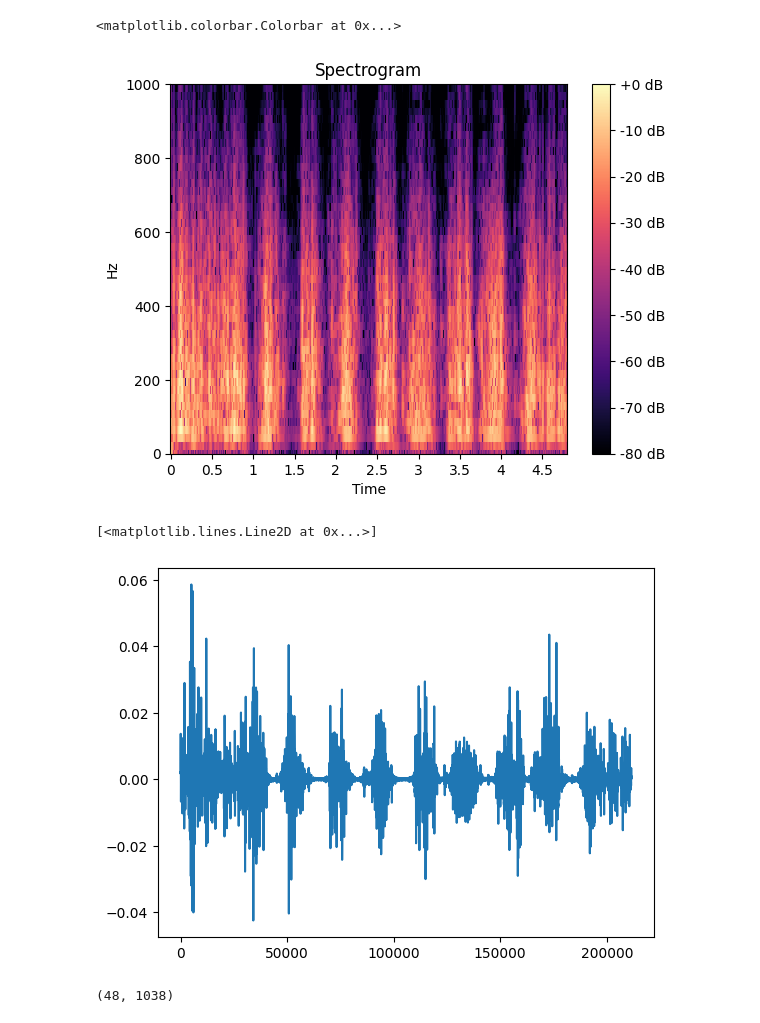
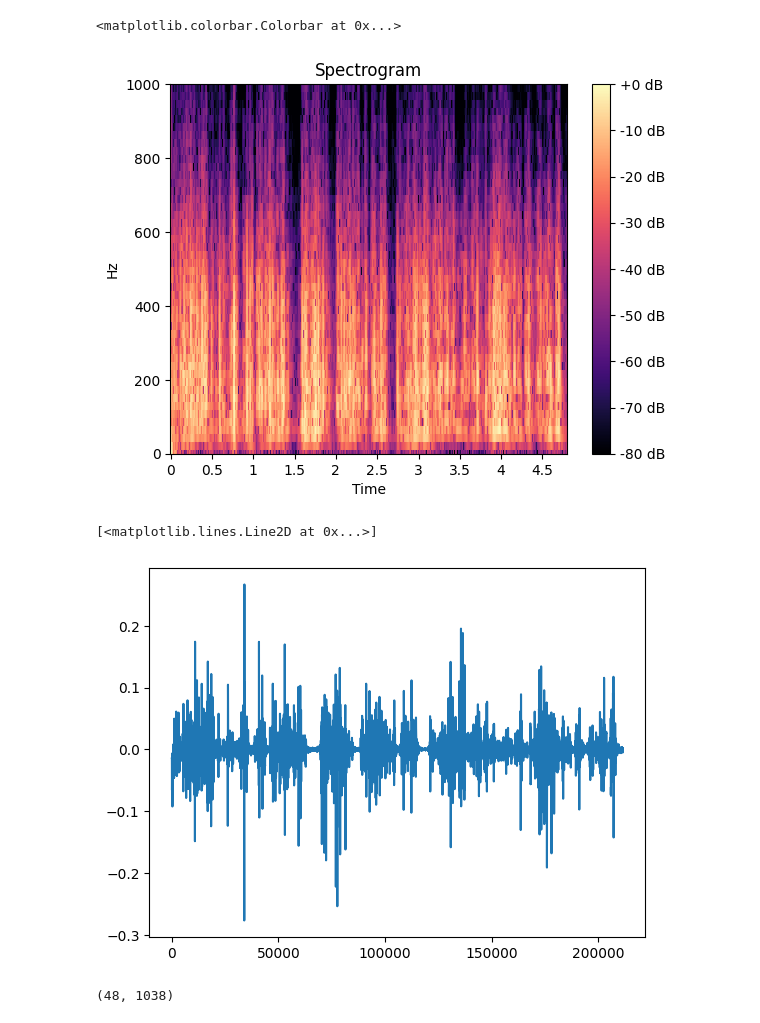
Before and after one commit to shinolab/vibrotactile-autoencoder, a Jupyter notebook: preprocess.ipynb, the cells around one changed output. Cells and saved outputs as stored; diff of their text form; code cells hidden in the pictures.

```diff
--- a/preprocess.ipynb
+++ b/preprocess.ipynb
@@ -8,7 +8,7 @@ import numpy as np
 import matplotlib.pyplot as plt
 import sounddevice as sd
 # %%
-data, fs = librosa.load('Texture_Dataset/G1AluminumMesh/G1RhombAluminumMesh_Sound_Movement_train5.wav', sr=44100)
+data, fs = librosa.load('Texture_Dataset/G1AluminumMesh/G1RhombAluminumMesh_Sound_Movement_train9.wav', sr=44100)
 b, a = signal.butter(3, [20 / fs, 1000 / fs], 'bandpass')
 data = signal.filtfilt(b, a, data)
 plt.plot(data)
@@ -26,20 +26,20 @@ plt.ylim(0, 1000)
 fig.colorbar(img, ax=ax, format="%+2.0f dB")
 # %% [output]
 <matplotlib.colorbar.Colorbar at 0x...>
-[figure, old version]
+[figure, new version]
 # %%
 spec = dbMatrix[:48,:]
 
 ex = np.full((1025-(spec.shape[0]), spec.shape[1]),-80)#もとの音声の周波数上限を切っているので配列の大きさを合わせるために-80dbで埋めている
 spec = np.append(spec,ex,axis=0)
 
 spec = librosa.db_to_amplitude(spec)
 re_wav = librosa.griffinlim(spec,n_iter=100,n_fft=2048, hop_length=int(2048 * 0.1), window='hann')
-plt.plot(re_wav*10)
+plt.plot(re_wav*30)
 
 # from sklearn.metrics import mean_absolute_error
 # print(mean_absolute_error(re_wav, data[:211548]))
 # %% [output]
 [<matplotlib.lines.Line2D at 0x...>]
-[figure, old version]
+[figure, new version]
 # %%
```
Also changed, not shown: parts of 2 cells of this notebook, 9 other files.
